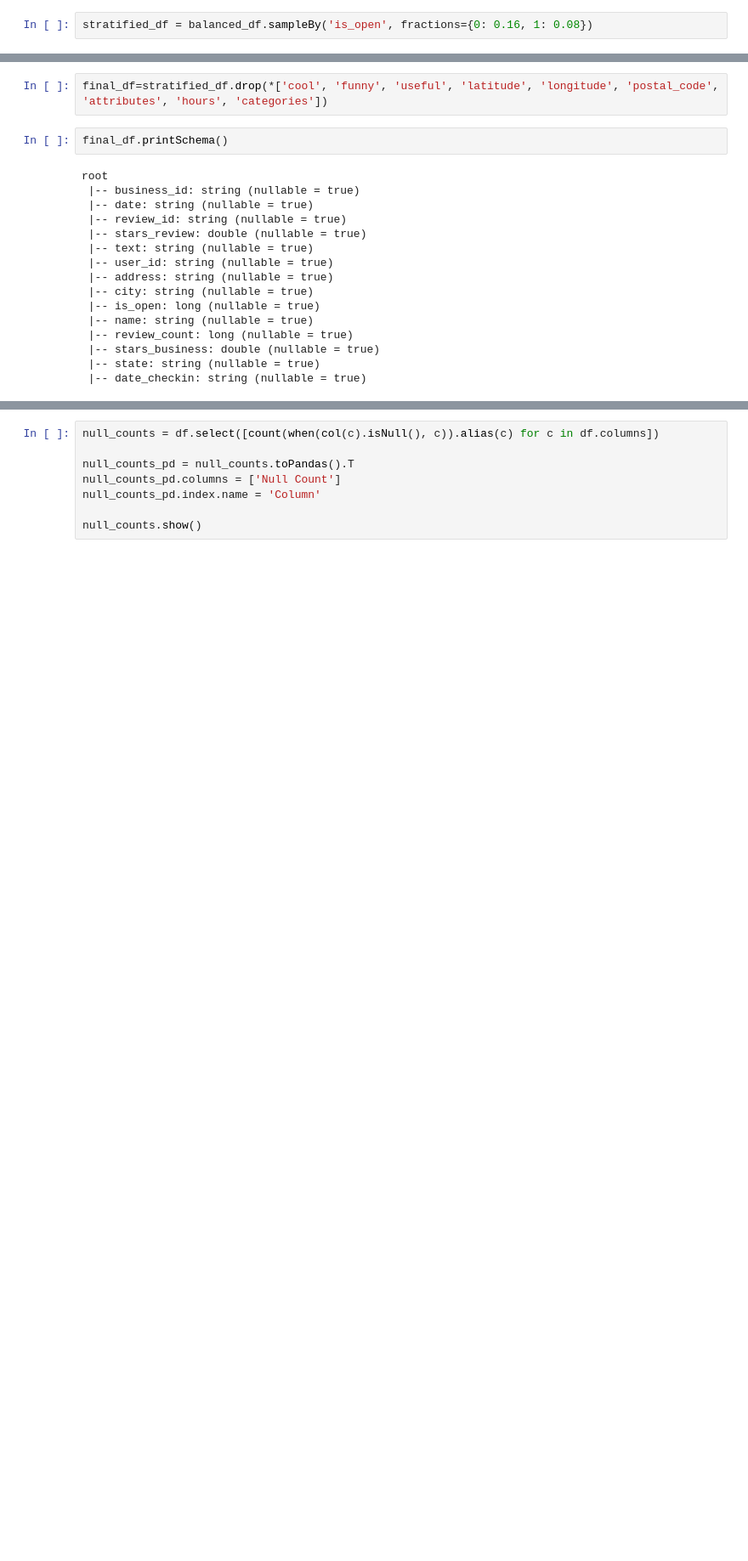
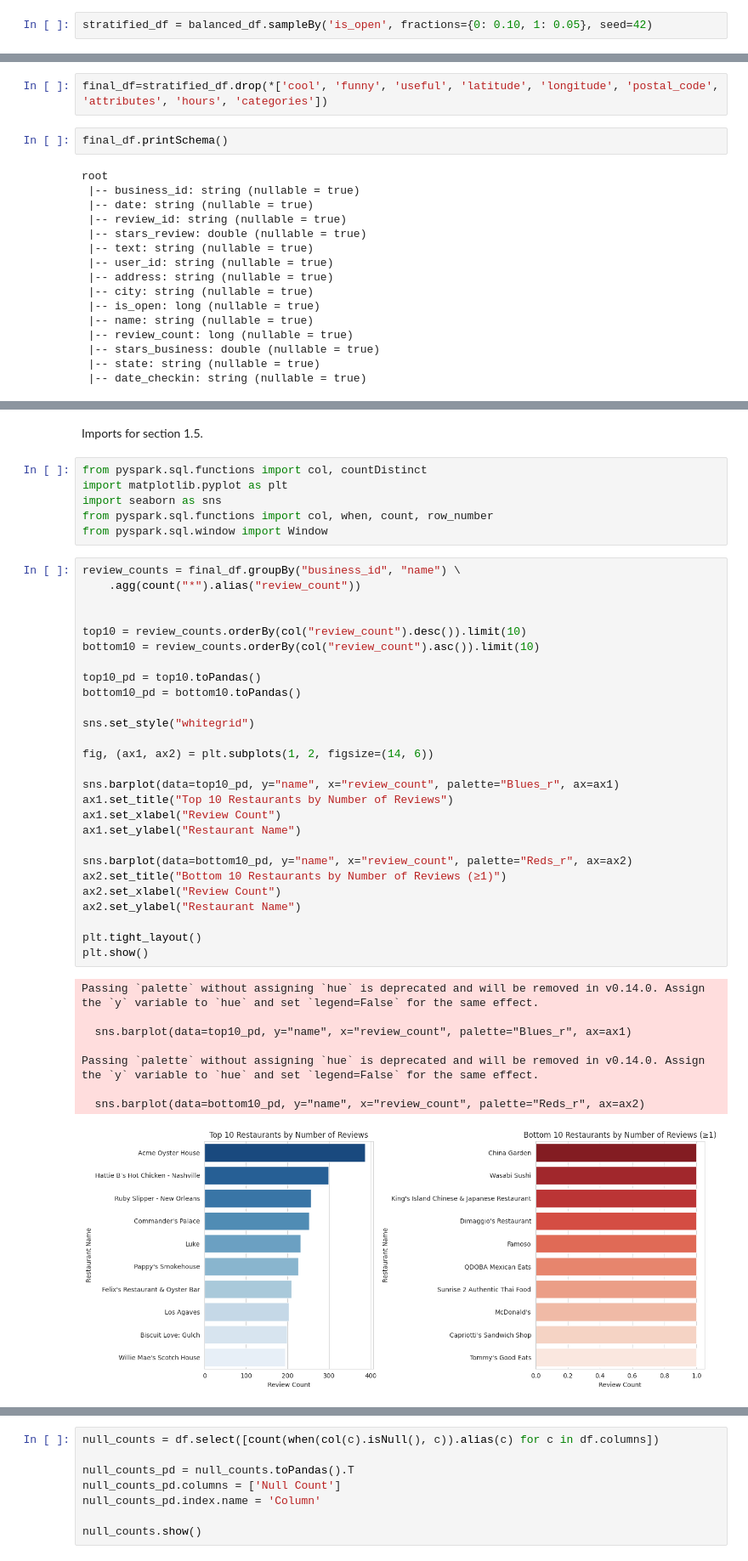
Before and after one commit to normala127/NLP_Yelp_Review_Project, a Jupyter notebook: project.ipynb, the cells around one changed output, grey strips where cells are left out. Shown at 85% size. Drawn from its saved outputs; the diff is of its cells as text; blank space fills up the shorter version.

```diff
--- a/project.ipynb
+++ b/project.ipynb
@@ -281,7 +300,7 @@ balanced_df.groupBy('is_open').agg(count('review_id').alias('c')).show()
 |      1|1903864|
 +-------+-------+
 # %%
-stratified_df = balanced_df.sampleBy('is_open', fractions={0: 0.16, 1: 0.08})
+stratified_df = balanced_df.sampleBy('is_open', fractions={0: 0.10, 1: 0.05}, seed=42)
 # %%
 stratified_df.groupBy('is_open').agg(count('review_id').alias('c')).show()
 # %% [output]
@@ -367,0 +389,44 @@ show_shape(final_df)
+# %% [markdown]
+Imports for section 1.5.
+# %%
+from pyspark.sql.functions import col, countDistinct
+import matplotlib.pyplot as plt
+import seaborn as sns
+from pyspark.sql.functions import col, when, count, row_number
+from pyspark.sql.window import Window
+# %%
+review_counts = final_df.groupBy("business_id", "name") \
+    .agg(count("*").alias("review_count"))
+
+
+top10 = review_counts.orderBy(col("review_count").desc()).limit(10)
+bottom10 = review_counts.orderBy(col("review_count").asc()).limit(10)
+
+top10_pd = top10.toPandas()
+bottom10_pd = bottom10.toPandas()
+
+sns.set_style("whitegrid")
+
+fig, (ax1, ax2) = plt.subplots(1, 2, figsize=(14, 6))
+
+sns.barplot(data=top10_pd, y="name", x="review_count", palette="Blues_r", ax=ax1)
+ax1.set_title("Top 10 Restaurants by Number of Reviews")
+ax1.set_xlabel("Review Count")
+ax1.set_ylabel("Restaurant Name")
+
+sns.barplot(data=bottom10_pd, y="name", x="review_count", palette="Reds_r", ax=ax2)
+ax2.set_title("Bottom 10 Restaurants by Number of Reviews (≥1)")
+ax2.set_xlabel("Review Count")
+ax2.set_ylabel("Restaurant Name")
+
+plt.tight_layout()
+plt.show()
+# %% [output]
+Passing `palette` without assigning `hue` is deprecated and will be removed in v0.14.0. Assign the `y` variable to `hue` and set `legend=False` for the same effect.
+
+  sns.barplot(data=top10_pd, y="name", x="review_count", palette="Blues_r", ax=ax1)
+
+Passing `palette` without assigning `hue` is deprecated and will be removed in v0.14.0. Assign the `y` variable to `hue` and set `legend=False` for the same effect.
+
+  sns.barplot(data=bottom10_pd, y="name", x="review_count", palette="Reds_r", ax=ax2)
+[figure, added]
```
Also changed, not shown: parts of 56 cells of this notebook.
